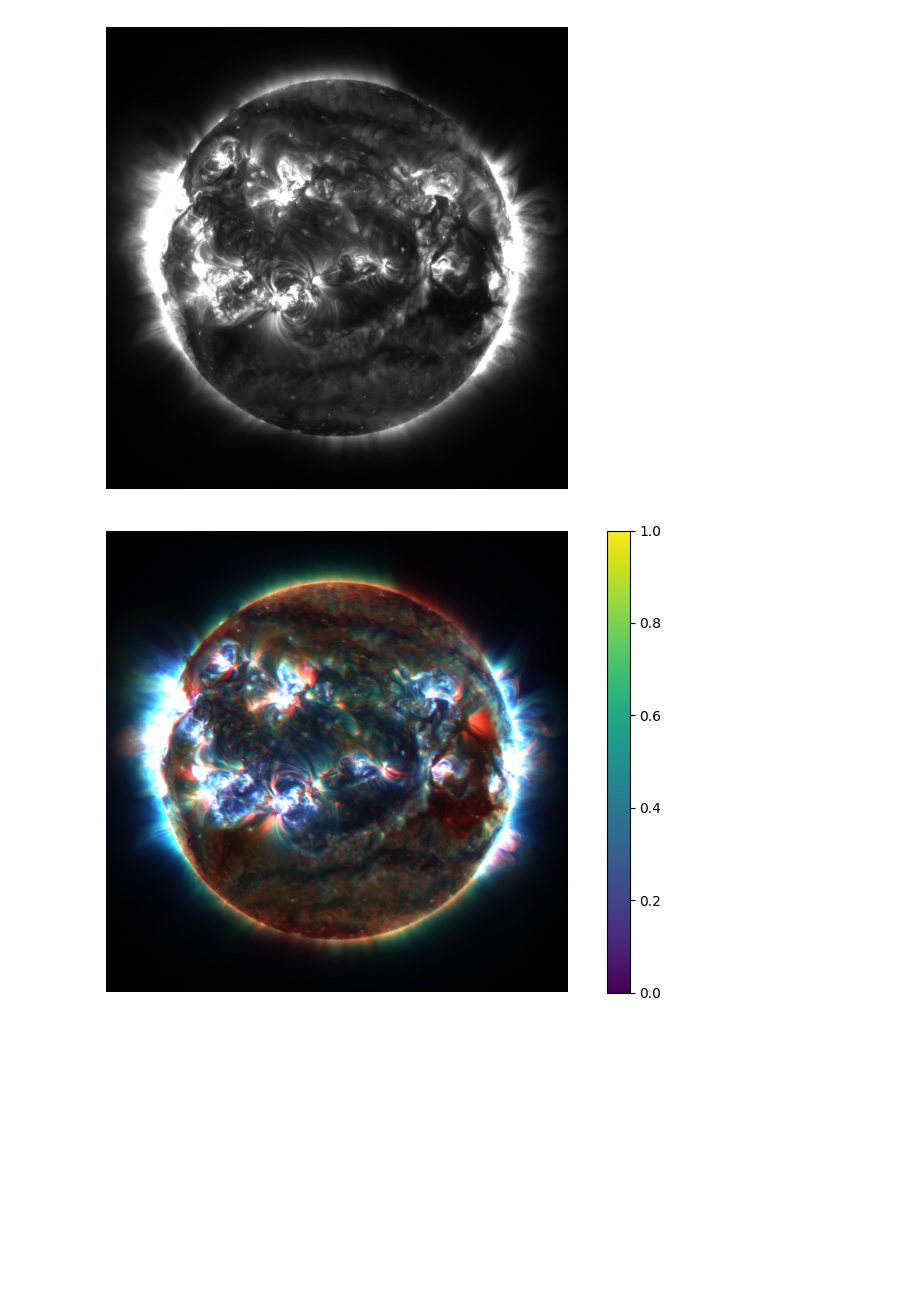
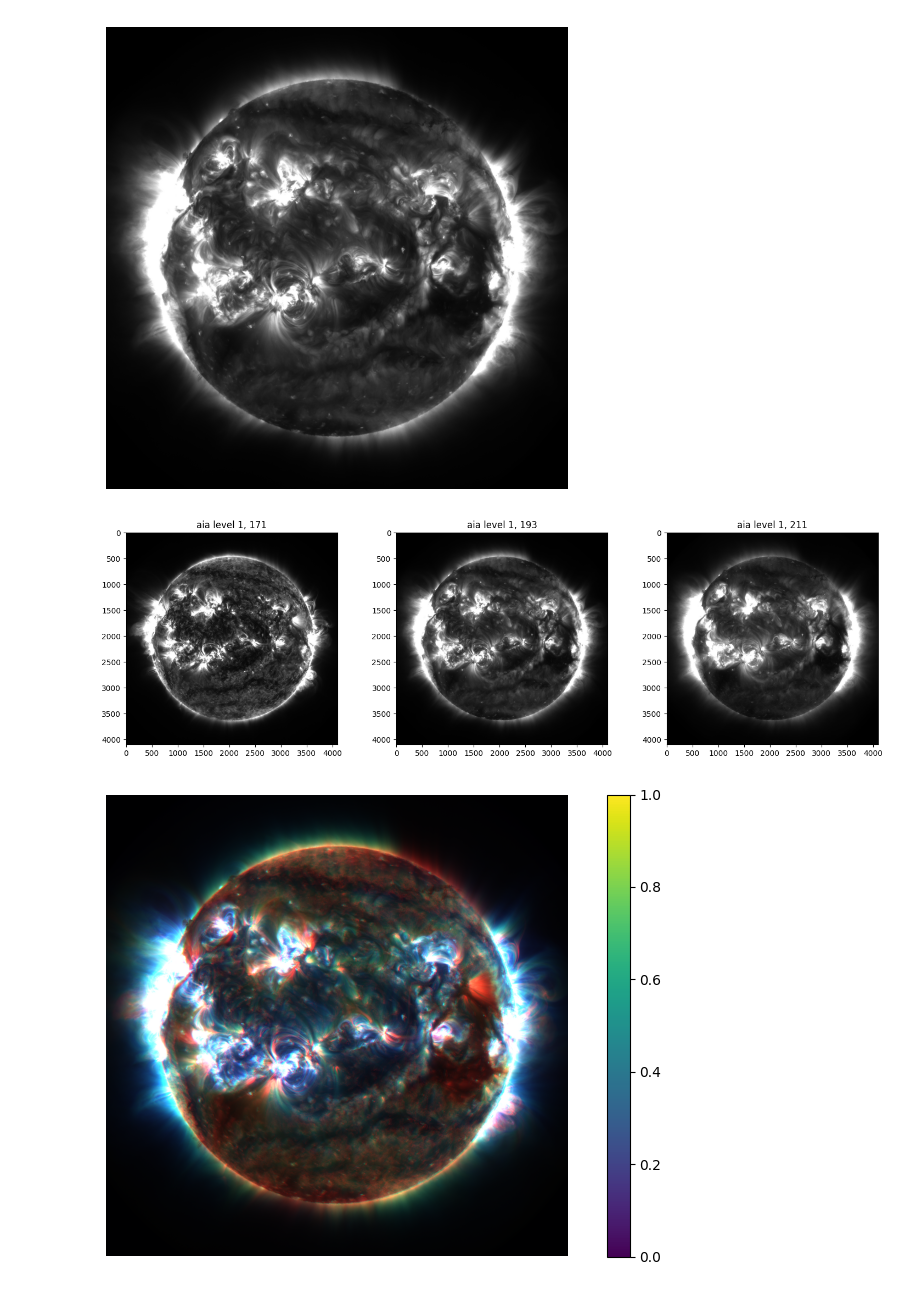
Before and after one commit to neZorinEgor/SolarGate, a Jupyter notebook: notebooks/01_fits_to_rgb.ipynb, the cells around one changed output. Drawn from its saved outputs; the diff is of its cells as text; code cells hidden in the pictures; blank space fills up the shorter version.

```diff
--- a/notebooks/01_fits_to_rgb.ipynb
+++ b/notebooks/01_fits_to_rgb.ipynb
@@ -46,6 +46,17 @@ g = fits_to_norm("../data/fits/rgb/aia.lev1_euv_12s.2025-07-24T000006Z.193.image
 b = fits_to_norm("../data/fits/rgb/aia.lev1_euv_12s.2025-07-23T235959Z.211.image_lev1.fits")
 
 norm_img = np.dstack([r, g, b])
+# %%
+fig, ax = plt.subplots(1, 3, figsize=(18, 5))
+ax[0].imshow(r, cmap="gray")
+ax[0].set_title("aia level 1, 171")
+ax[1].imshow(g, cmap="gray")
+ax[1].set_title("aia level 1, 193")
+ax[2].imshow(b, cmap="gray")
+ax[2].set_title("aia level 1, 211")
+plt.show()
+# %% [output]
+[figure, added]
 # %%
 plt.figure(figsize=(10, 6))
 plt.imshow(norm_img)
```
Also changed, not shown: 3 other files.
